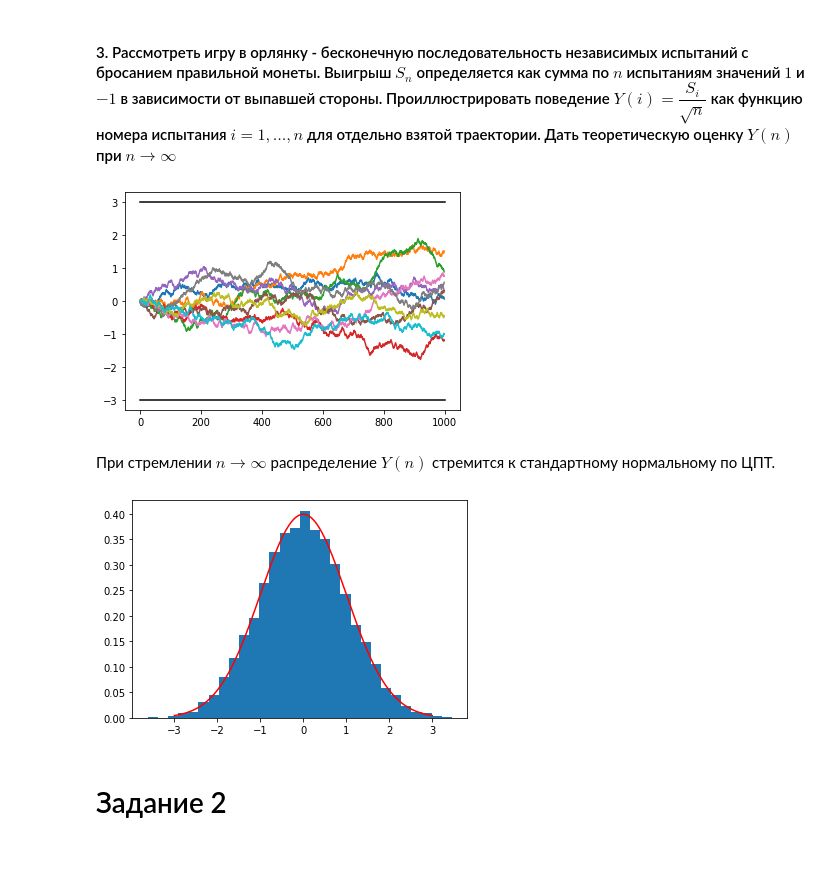
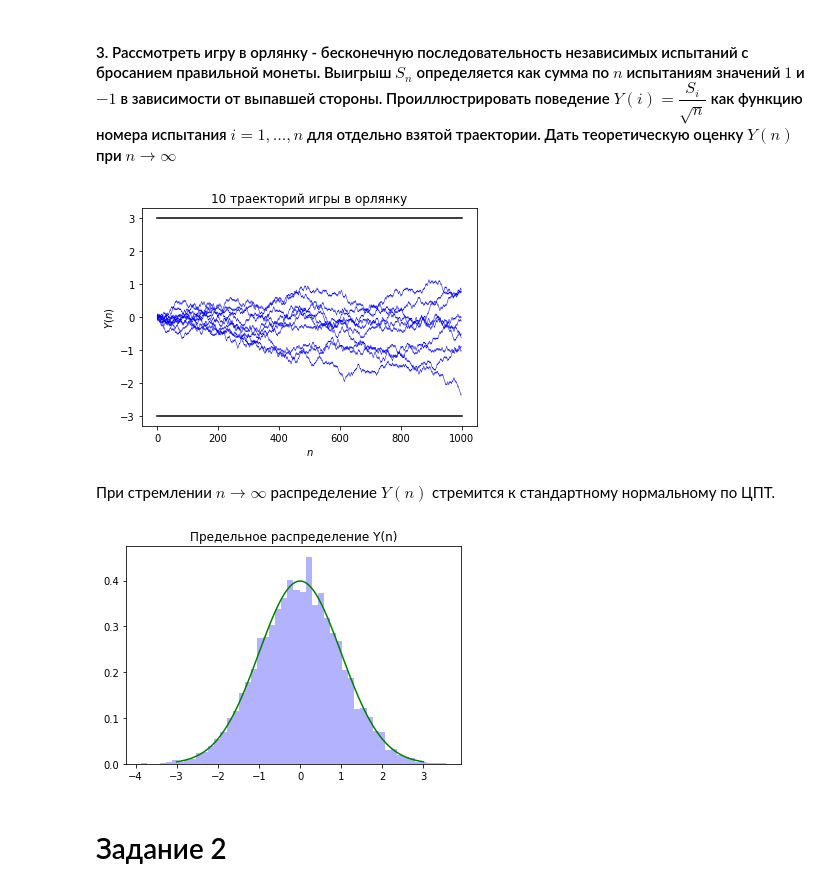
Before and after one commit to MrG1raffe/Stochastic_prac, a Jupyter notebook: StochAn_pt1.ipynb, the cells around one changed output. Saved outputs shown, nothing was run; the diff lists cells and outputs as text; code cells hidden in the pictures; blank space fills up the shorter version.

```diff
--- a/StochAn_pt1.ipynb
+++ b/StochAn_pt1.ipynb
@@ -85,24 +90,28 @@ plt.show
 # %%
 n = 1000
 for i in range(0, 10):
     s_n = (2 * bern_rnd(0.5, n) - 1).cumsum()
-    plt.plot(s_n / np.sqrt(n))
+    plt.plot(s_n / np.sqrt(n), 'b', lw=0.5)
 plt.plot([0, n], [3, 3], 'k', [0, n], [-3, -3], 'k')
+plt.title('10 траекторий игры в орлянку')
+plt.xlabel(r'$n$')
+plt.ylabel(r'$Y(n)$')
 plt.show()
 # %% [output]
-[figure, old version]
+[figure, new version]
 # %% [markdown]
 При стремлении $n \to \infty$ распределение $Y(n)$ стремится к стандартному нормальному по ЦПТ.
 # %%
 samp_size = 10000
 n = 10000
 sample = (2 * bern_rnd(0.5, n, samp_size) - 1).sum(0) / np.sqrt(n)
-plt.hist(sample, bins=30, density=True)
+plt.hist(sample, bins=50, density=True, color='b', alpha=0.3)
 x = np.linspace(-3, 3, 1000)
-plt.plot(x, norm.pdf(x), c='r')
+plt.plot(x, norm.pdf(x), c='g', lw=1.5)
+plt.title('Предельное распределение Y(n)')
 plt.show()
 # %% [output]
-[figure, old version]
+[figure, new version]
 # %% [markdown]
 # Задание 2
 # %% [markdown]
```
Also changed, not shown: parts of 47 cells of this notebook, 1 other file.
